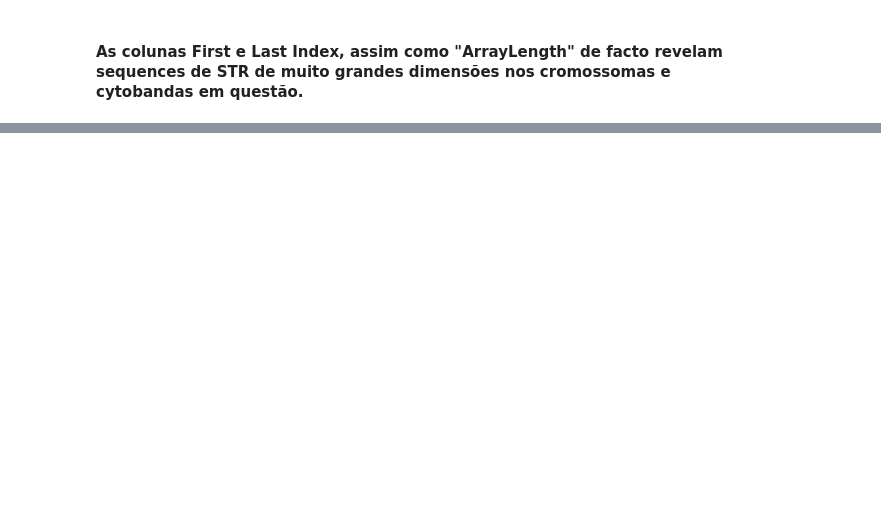
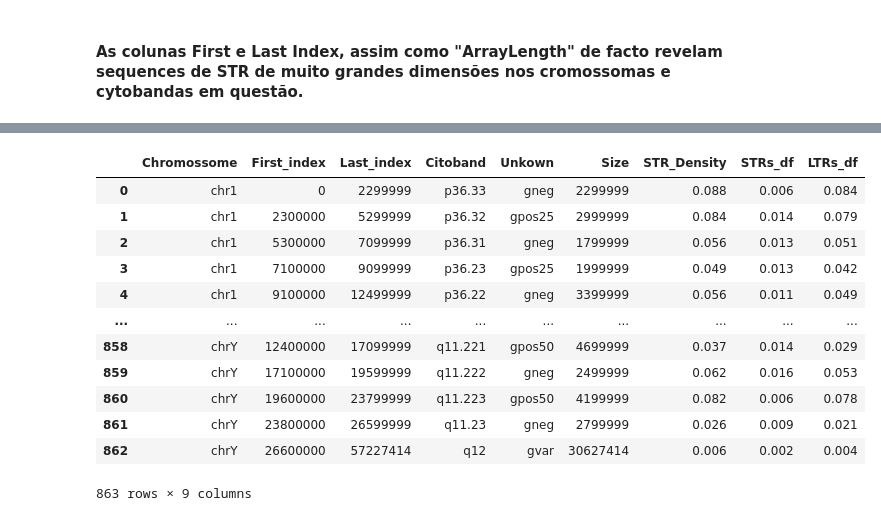
Before and after one commit to AndreSantos2000/A_map_of_privacy-sensitivity_in_human_genomes, a Jupyter notebook: jupyter_scripts/cytobands/cytobands_dataTreatment.ipynb, the cells around one changed output, grey strips where cells are left out. Saved outputs shown, nothing was run; the diff lists cells and outputs as text; code cells hidden in the pictures; blank space fills up the shorter version.

Commit message:
STRs dataset division into STR and LTR subset. Density calculation of each subset

```diff
--- a/jupyter_scripts/cytobands/cytobands_dataTreatment.ipynb
+++ b/jupyter_scripts/cytobands/cytobands_dataTreatment.ipynb
@@ -210,0 +260,2 @@ str_df_chr13Investigate
+# %%
+citobands_df = citobands_df.drop("STRs_density", axis = 1)
@@ -210,0 +318,16 @@ str_df_chr13Investigate
+# %%
+citobands_df
+# %% [output]
+|  | Chromossome | First_index | Last_index | Citoband | Unkown | Size | STR_Density | STRs_df | LTRs_df |
+| 0 | chr1 | 0 | 2299999 | p36.33 | gneg | 2299999 | 0.088 | 0.006 | 0.084 |
+| 1 | chr1 | 2300000 | 5299999 | p36.32 | gpos25 | 2999999 | 0.084 | 0.014 | 0.079 |
+| 2 | chr1 | 5300000 | 7099999 | p36.31 | gneg | 1799999 | 0.056 | 0.013 | 0.051 |
+| 3 | chr1 | 7100000 | 9099999 | p36.23 | gpos25 | 1999999 | 0.049 | 0.013 | 0.042 |
+| 4 | chr1 | 9100000 | 12499999 | p36.22 | gneg | 3399999 | 0.056 | 0.011 | 0.049 |
+| ... | ... | ... | ... | ... | ... | ... | ... | ... | ... |
+| 858 | chrY | 12400000 | 17099999 | q11.221 | gpos50 | 4699999 | 0.037 | 0.014 | 0.029 |
+| 859 | chrY | 17100000 | 19599999 | q11.222 | gneg | 2499999 | 0.062 | 0.016 | 0.053 |
+| 860 | chrY | 19600000 | 23799999 | q11.223 | gpos50 | 4199999 | 0.082 | 0.006 | 0.078 |
+| 861 | chrY | 23800000 | 26599999 | q11.23 | gneg | 2799999 | 0.026 | 0.009 | 0.021 |
+| 862 | chrY | 26600000 | 57227414 | q12 | gvar | 30627414 | 0.006 | 0.002 | 0.004 |
+863 rows × 9 columns
```
Also changed, not shown: parts of 12 cells of this notebook, 4 other files.
